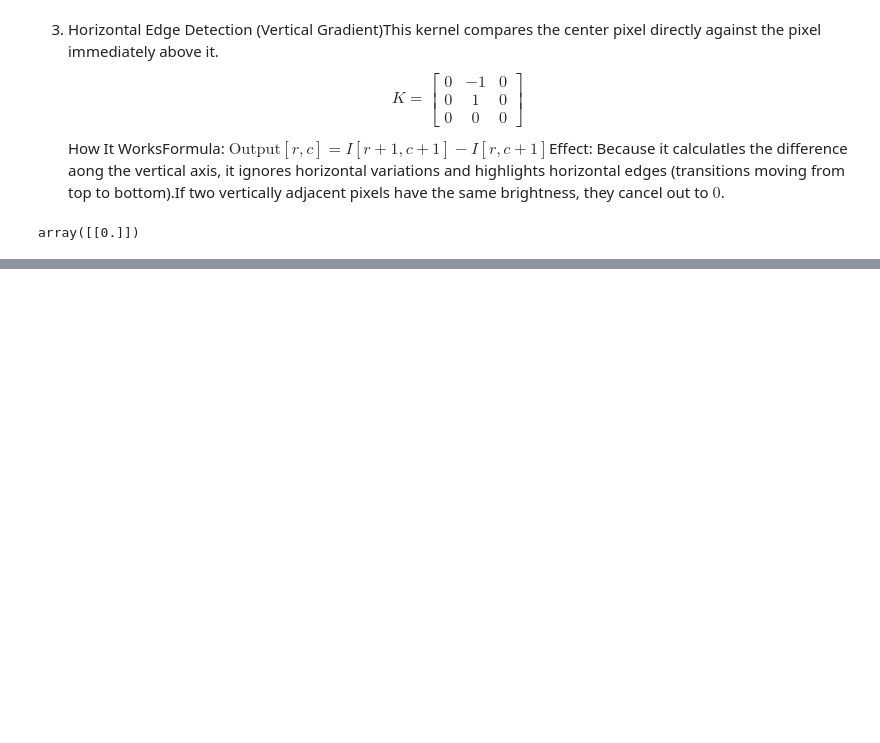
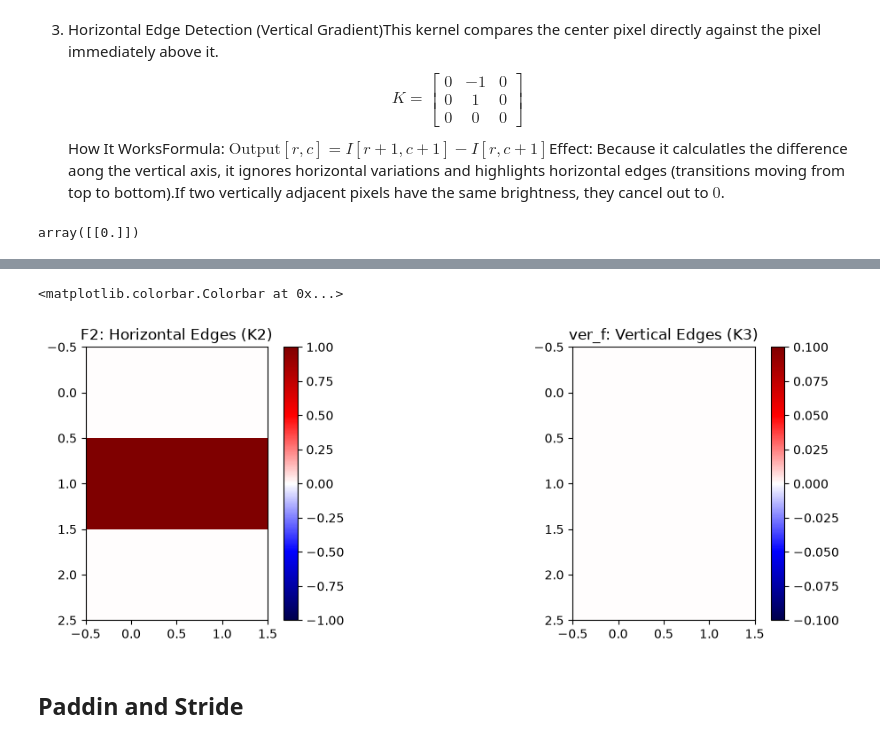
Before and after one commit to XZNON/z-sampling, a Jupyter notebook: 03_CNN_V1.ipynb, the cells around one changed output, grey strips where cells are left out. Drawn from its saved outputs; the diff is of its cells as text; code cells hidden in the pictures; blank space fills up the shorter version.

Commit message:
Almost to CNNS, padding and stride

```diff
--- a/03_CNN_V1.ipynb
+++ b/03_CNN_V1.ipynb
@@ -223,0 +414,22 @@ Our kernels are still too simple, we just have 1 stride and no padding, but well
+# %%
+bw = np.array(([0,0,0,0],[0,0,0,0],[1,1,1,1],[1,1,1,1],[1,1,1,1]),dtype=np.float64)
+
+feat = correlate2d_valid_fast(bw,horizontal_edge_kernel,"constant")
+feat2 = correlate2d_valid_fast(bw,vertical_edge_kernel,"constant")
+
+fig,axes = plt.subplots(1,2,figsize=(13,4))
+
+max_abs_2 = np.max(np.abs(feat))
+img2 = axes[0].imshow(feat,cmap="seismic",vmin=-max_abs_2, vmax=max_abs_2)
+axes[0].set_title("F2: Horizontal Edges (K2)")
+plt.colorbar(img2, ax=axes[0], fraction=0.046, pad=0.04)
+
+max_abs_3 = np.max(np.abs(feat2))
+img3 = axes[1].imshow(feat2, cmap="seismic", vmin=-max_abs_3, vmax=max_abs_3)
+axes[1].set_title("ver_f: Vertical Edges (K3)")
+plt.colorbar(img3, ax=axes[1], fraction=0.046, pad=0.04)
+# %% [output]
+<matplotlib.colorbar.Colorbar at 0x...>
+[figure, added]
+# %% [markdown]
+## Paddin and Stride
```
Also changed, not shown: parts of 18 cells of this notebook, 2 other files.
